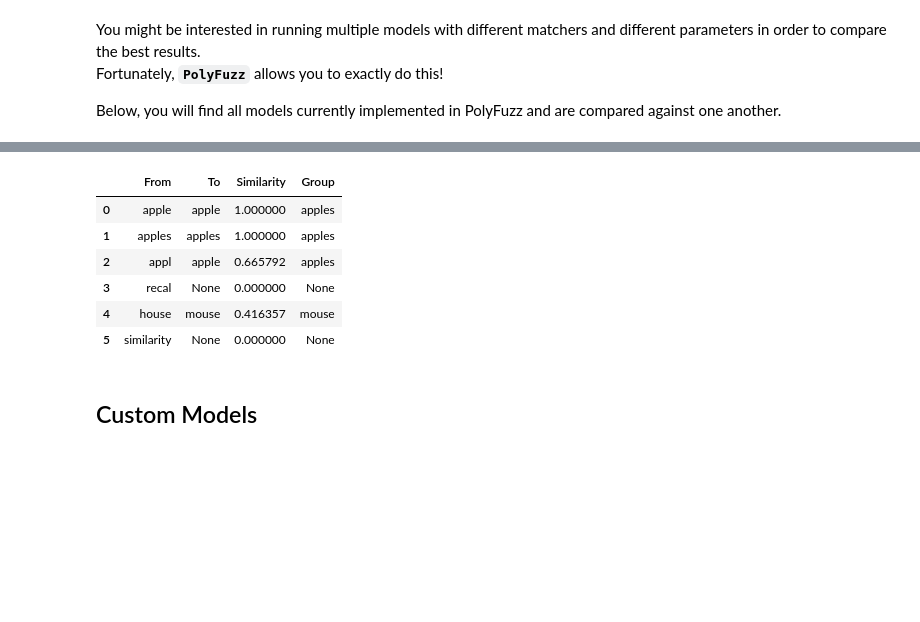
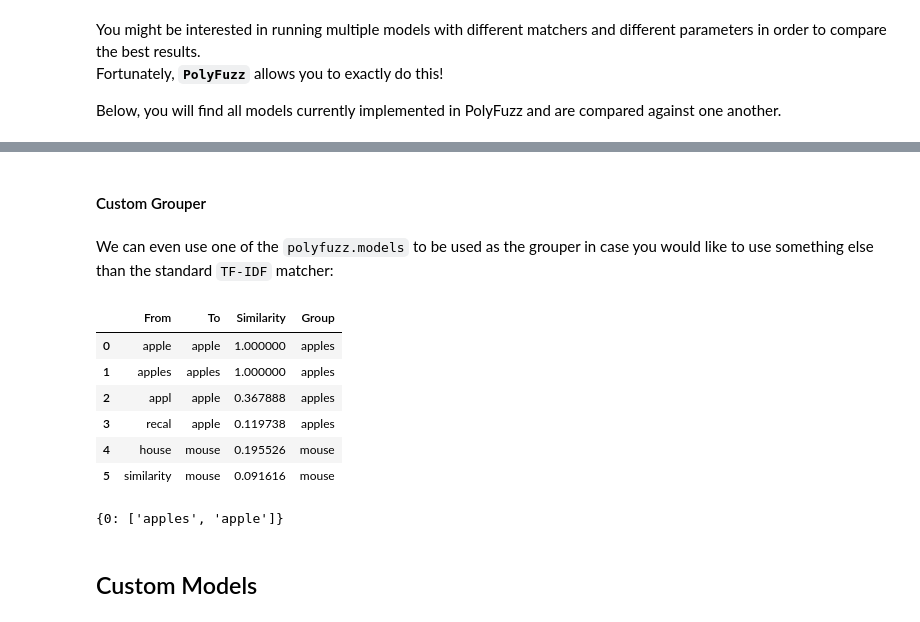
Before and after one commit to MaartenGr/PolyFuzz, a Jupyter notebook: notebooks/Overview.ipynb, the cells around one changed output, grey strips where cells are left out. Drawn from its saved outputs; the diff is of its cells as text; code cells hidden in the pictures; blank space fills up the shorter version.

```diff
--- a/notebooks/Overview.ipynb
+++ b/notebooks/Overview.ipynb
@@ -119,14 +114,23 @@ model.visualize_precision_recall()
-# %%
-model.group(minimum_similarity=0.75)
-model.get_matches("Model 2")
-# %% [output]
-|  | From | To | Similarity | Group |
-| 0 | apple | apple | 1.000000 | apples |
-| 1 | apples | apples | 1.000000 | apples |
-| 2 | appl | apple | 0.665792 | apples |
-| 3 | recal | None | 0.000000 | None |
-| 4 | house | mouse | 0.416357 | mouse |
-| 5 | similarity | None | 0.000000 | None |
+# %% [markdown]
+#### Custom Grouper
+# %% [markdown]
+We can even use one of the `polyfuzz.models` to be used as the grouper in case you would like to use something else than the standard `TF-IDF` matcher:
+# %%
+base_edit_grouper = EditDistance(n_jobs=1)
+model.group(base_edit_grouper)
+model.get_matches("Model 1")
+# %% [output]
+|  | From | To | Similarity | Group |
+| 0 | apple | apple | 1.000000 | apples |
+| 1 | apples | apples | 1.000000 | apples |
+| 2 | appl | apple | 0.367888 | apples |
+| 3 | recal | apple | 0.119738 | apples |
+| 4 | house | mouse | 0.195526 | mouse |
+| 5 | similarity | mouse | 0.091616 | mouse |
+# %%
+model.get_clusters("Model 1")
+# %% [output]
+{0: ['apples', 'apple']}
 # %% [markdown]
 ## Custom Models
 # %% [markdown]
```
Also changed, not shown: parts of 8 cells of this notebook, 22 other files.
